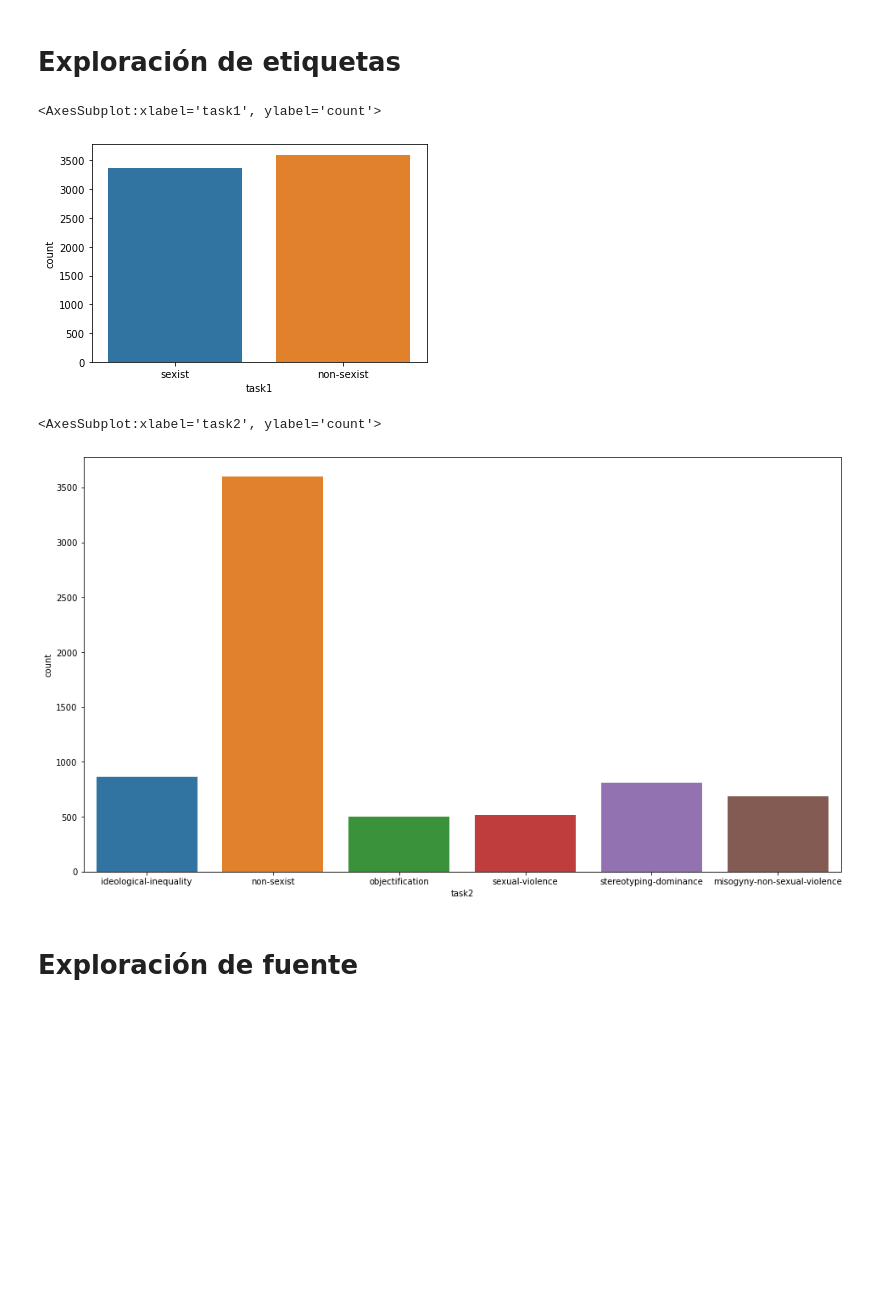
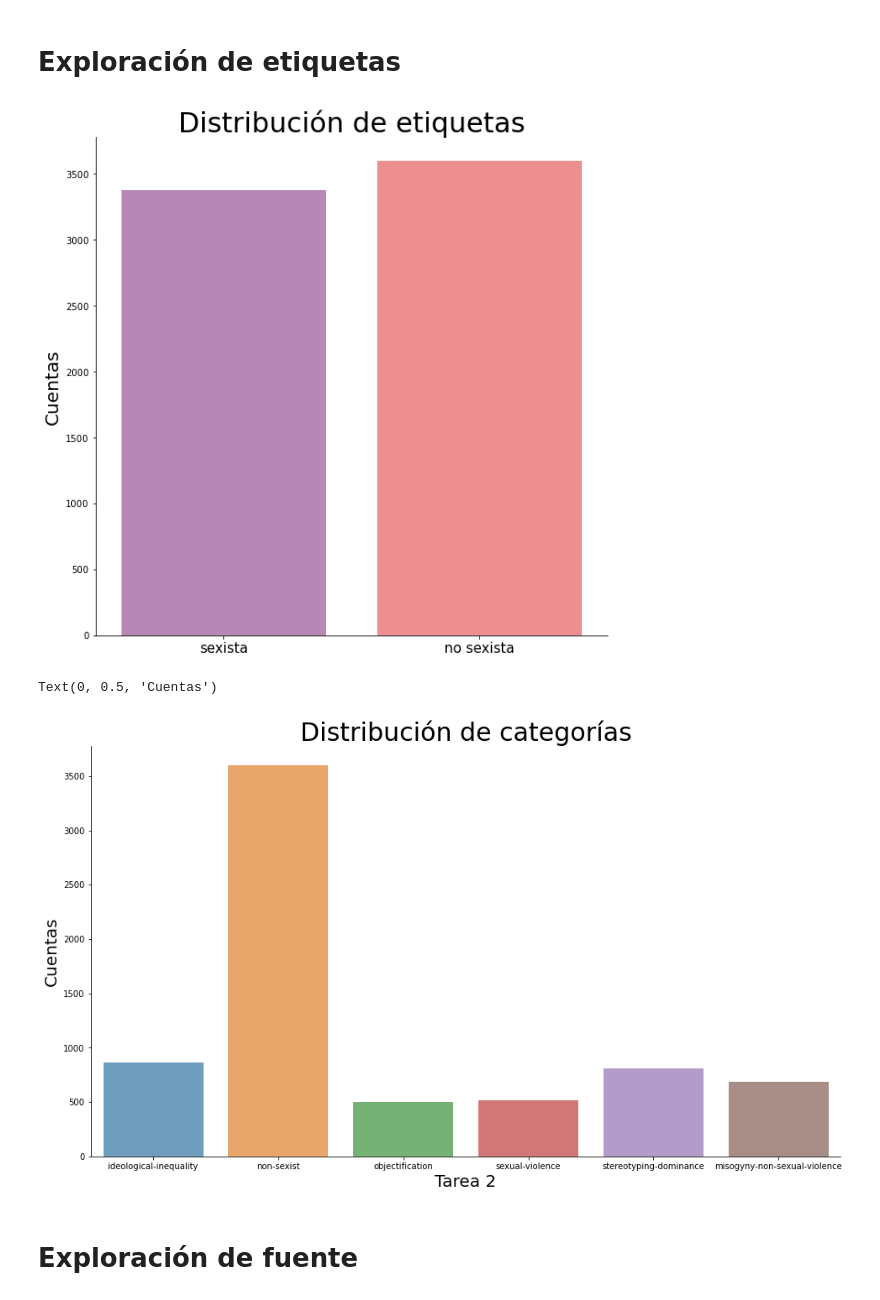
Before and after one commit to OscarAlvaradoM/sEXism-Identification-in-Social-neTworks, a Jupyter notebook: notebooks/EDA.ipynb, the cells around one changed output. Drawn from its saved outputs; the diff is of its cells as text; code cells hidden in the pictures; blank space fills up the shorter version.

```diff
--- a/notebooks/EDA.ipynb
+++ b/notebooks/EDA.ipynb
@@ -31,16 +31,29 @@ df_train.head()
 # %% [markdown]
 # Exploración de etiquetas
 # %%
-sns.countplot(data=df_train, x="task1")
+fig, ax = plt.subplots(figsize=(10,10))
+sns.countplot(data=df_train, x="task1", ax = ax, palette = ["purple", "red"], alpha = 0.5)
+ax.spines["right"].set_visible(False)
+ax.spines["top"].set_visible(False)
+ax.set_title("Distribución de etiquetas", fontsize = 30)
+ax.set_xlabel("")
+ax.set_ylabel("Cuentas", fontsize = 20)
+ax.set_xticklabels(["sexista", "no sexista"], fontsize = 15)
+fig.savefig("../figs/Dist.png", transparent = True, bbox_inches="tight")
 # %% [output]
-<AxesSubplot:xlabel='task1', ylabel='count'>
-[figure, old version]
+[figure, new version]
 # %%
 fig, ax = plt.subplots(figsize=(16,9))
-sns.countplot(data=df_train, x="task2", ax=ax)
+sns.countplot(data=df_train, x="task2", ax=ax, alpha = 0.7)
+
+ax.spines["right"].set_visible(False)
+ax.spines["top"].set_visible(False)
+ax.set_title("Distribución de categorías", fontsize = 30)
+ax.set_xlabel("Tarea 2", fontsize = 20)
+ax.set_ylabel("Cuentas", fontsize = 20)
 # %% [output]
-<AxesSubplot:xlabel='task2', ylabel='count'>
+Text(0, 0.5, 'Cuentas')
-[figure, old version]
+[figure, new version]
 # %% [markdown]
 # Exploración de fuente
 # %%
```
Also changed, not shown: parts of 2 cells of this notebook.
